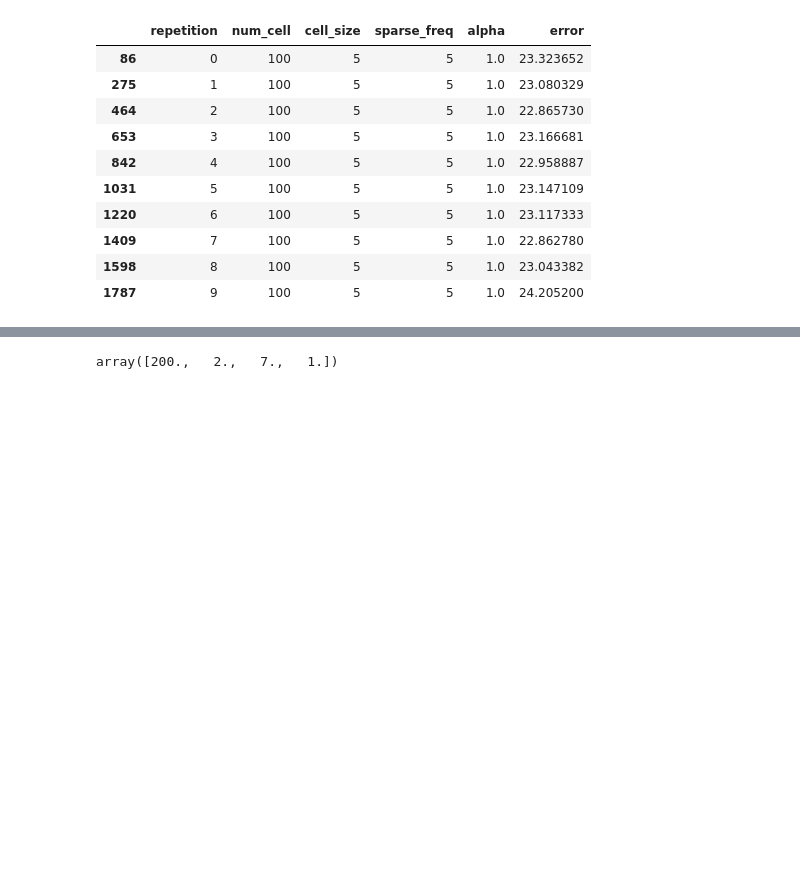
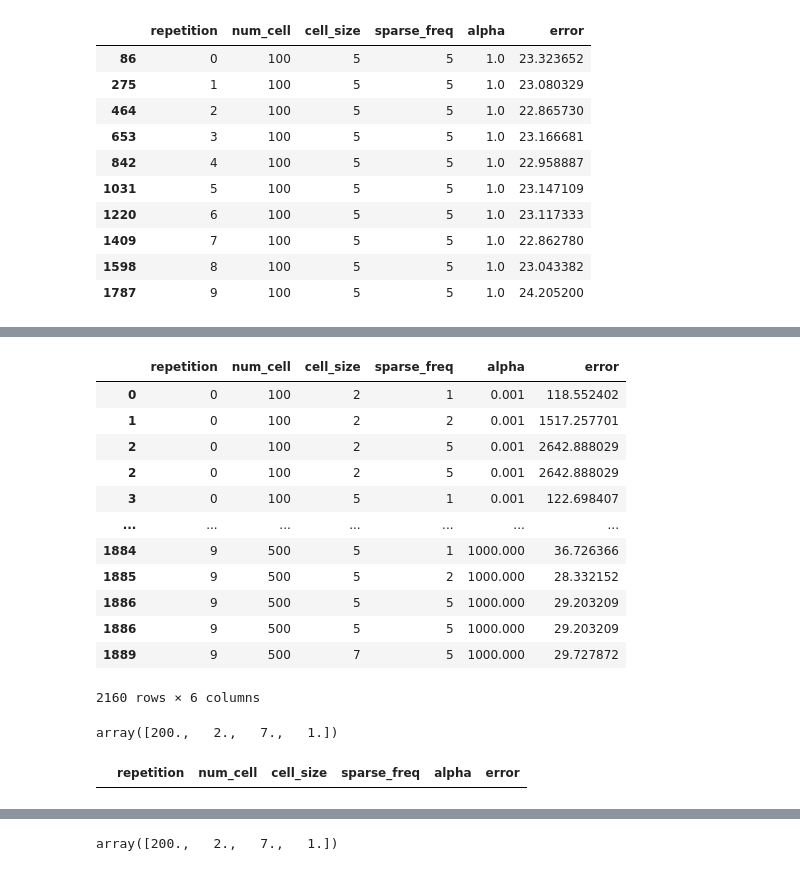
Before and after one commit to qkstngus000/Visual-Compressive-Sensing, a Jupyter notebook: Analyze_Data.ipynb, the cells around one changed output, grey strips where cells are left out. Cells and saved outputs as stored; diff of their text form; code cells hidden in the pictures; blank space fills up the shorter version.

```diff
--- a/Analyze_Data.ipynb
+++ b/Analyze_Data.ipynb
@@ -155,9 +170,11 @@ params_df[(min_err_df.iloc[:, 0:4].head(1).values == params_df.iloc[:, 1:5].valu
 | 1787 | 9 | 100 | 5 | 5 | 1.0 | 24.205200 |
 # %%
 num_cell_error_df = pd.DataFrame()
+min_err_df = min_err_df.reset_index(drop = True)
 for i in range(len(min_err_df)):
     print(i)
-    num_cell_error_df = num_cell_error_df.append(params_df[(min_err_df.iloc[:, 0:4].head(1).values == params_df.iloc[:, 1:5].values).all(axis=1)])
+    num_cell_error_df = num_cell_error_df.append(params_df[
+        (min_err_df.iloc[:, 0:4].iloc[i].values == params_df.iloc[:, 1:5].values).all(axis=1)])
 # %% [output]
 0
 1
@@ -169,0 +192,24 @@ for i in min_err_df.values
+# %%
+params_df.iloc[params_df[['num_cell', 'cell_size', 'sparse_freq', 'alpha']].values == min_err_df.iloc[:, 0:4].iloc[0].values]
+# %% [output]
+|  | repetition | num_cell | cell_size | sparse_freq | alpha | error |
+| 0 | 0 | 100 | 2 | 1 | 0.001 | 118.552402 |
+| 1 | 0 | 100 | 2 | 2 | 0.001 | 1517.257701 |
+| 2 | 0 | 100 | 2 | 5 | 0.001 | 2642.888029 |
+| 2 | 0 | 100 | 2 | 5 | 0.001 | 2642.888029 |
+| 3 | 0 | 100 | 5 | 1 | 0.001 | 122.698407 |
+| ... | ... | ... | ... | ... | ... | ... |
+| 1884 | 9 | 500 | 5 | 1 | 1000.000 | 36.726366 |
+| 1885 | 9 | 500 | 5 | 2 | 1000.000 | 28.332152 |
+| 1886 | 9 | 500 | 5 | 5 | 1000.000 | 29.203209 |
+| 1886 | 9 | 500 | 5 | 5 | 1000.000 | 29.203209 |
+| 1889 | 9 | 500 | 7 | 5 | 1000.000 | 29.727872 |
+2160 rows × 6 columns
+# %%
+min_err_df.reset_index(drop = True).iloc[:, 0:4].iloc[1].values
+# %% [output]
+array([200.,   2.,   7.,   1.])
+# %%
+params_df[(min_err_df.iloc[:, 0:4].iloc[2].values == params_df.iloc[:, 1:5].values).all(axis=1)]
+# %% [output]
+|  | repetition | num_cell | cell_size | sparse_freq | alpha | error |
```
Also changed, not shown: parts of 14 cells of this notebook, 31 other files.
